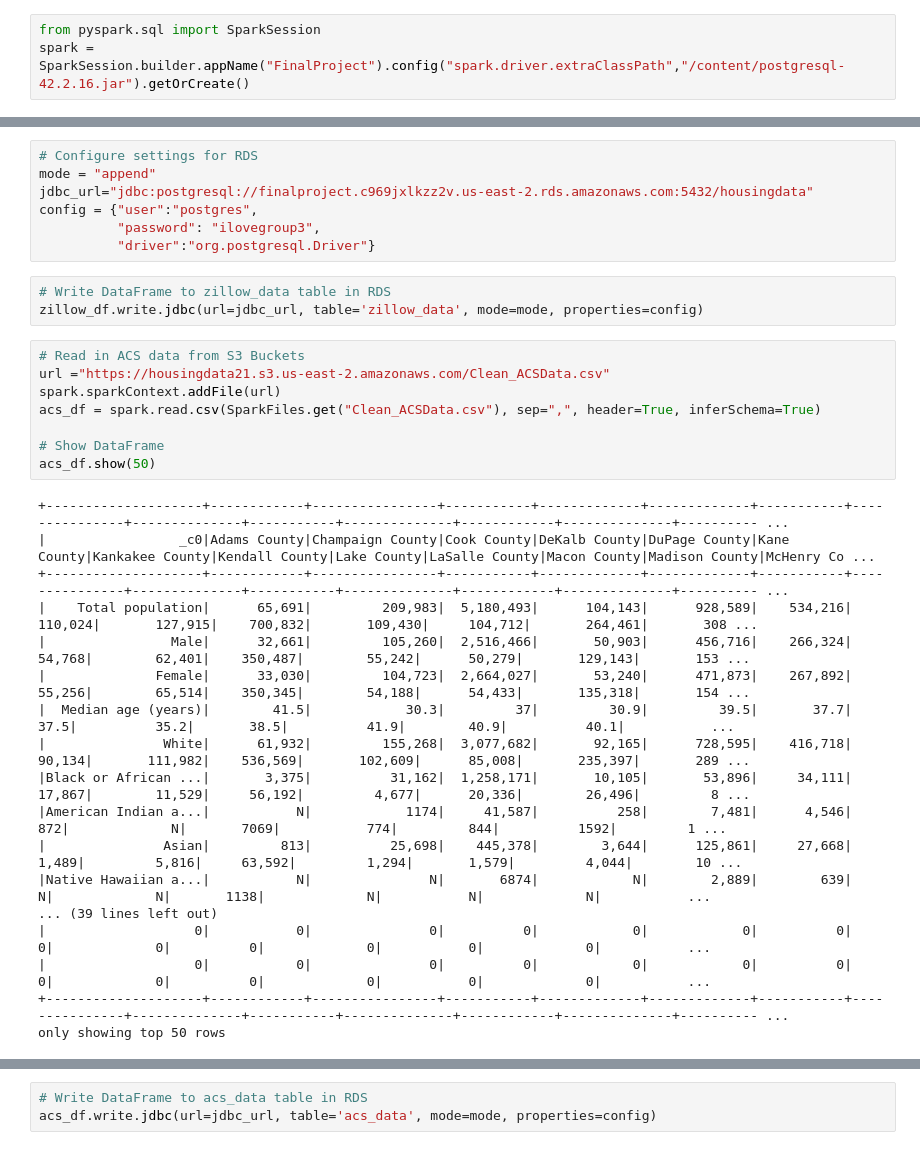
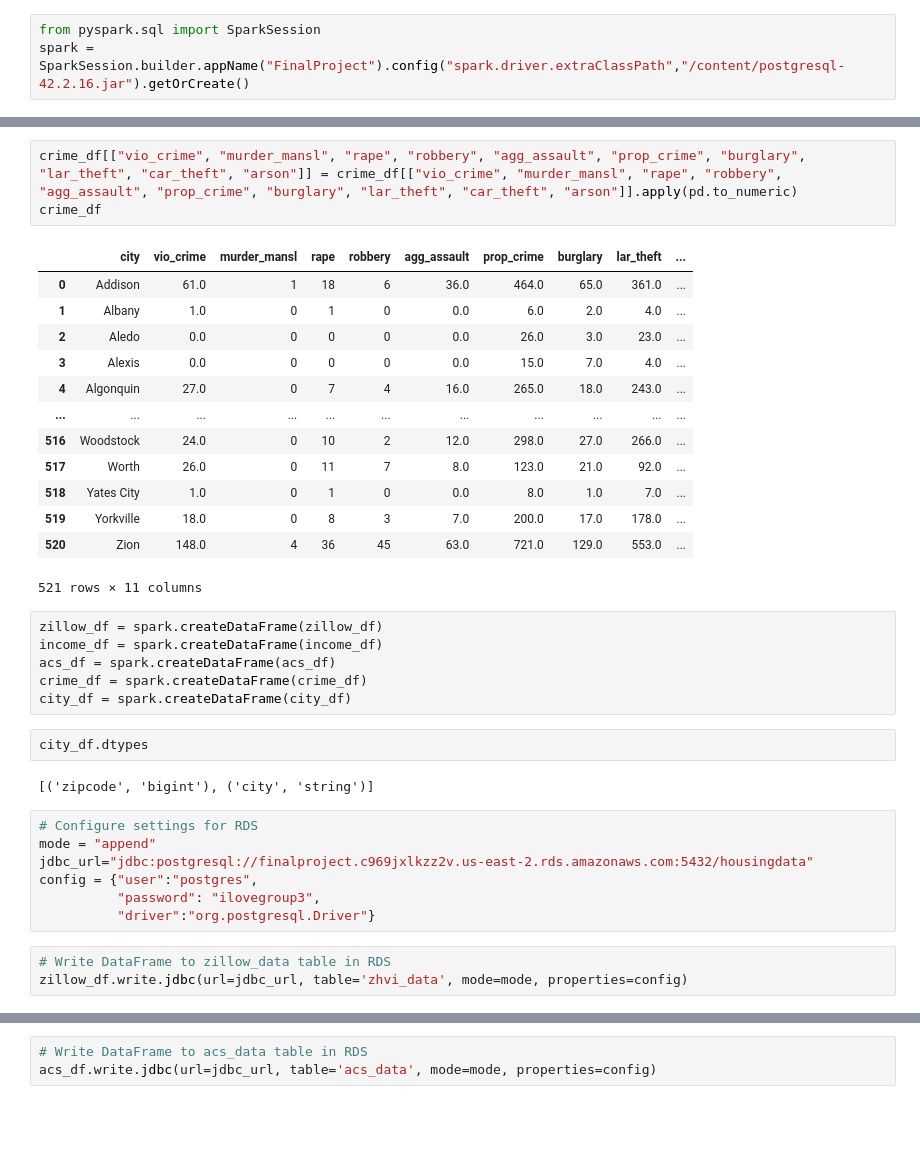
Before and after one commit to sonjaynicolay/Final_Project, a Jupyter notebook: Cleaning_LoadIn.ipynb, the cells around one changed output, grey strips where cells are left out. Saved outputs shown, nothing was run; the diff lists cells and outputs as text; blank space fills up the shorter version.

```diff
--- a/Cleaning_LoadIn.ipynb
+++ b/Cleaning_LoadIn.ipynb
@@ -107,3 +311,30 @@ only showing top 20 rows
+# %%
+crime_df[["vio_crime", "murder_mansl", "rape", "robbery", "agg_assault", "prop_crime", "burglary", "lar_theft", "car_theft", "arson"]] = crime_df[["vio_crime", "murder_mansl", "rape", "robbery", "agg_assault", "prop_crime", "burglary", "lar_theft", "car_theft", "arson"]].apply(pd.to_numeric)
+crime_df
+# %% [output]
+|  | city | vio_crime | murder_mansl | rape | robbery | agg_assault | prop_crime | burglary | lar_theft | ... |
+| 0 | Addison | 61.0 | 1 | 18 | 6 | 36.0 | 464.0 | 65.0 | 361.0 | ... |
+| 1 | Albany | 1.0 | 0 | 1 | 0 | 0.0 | 6.0 | 2.0 | 4.0 | ... |
+| 2 | Aledo | 0.0 | 0 | 0 | 0 | 0.0 | 26.0 | 3.0 | 23.0 | ... |
+| 3 | Alexis | 0.0 | 0 | 0 | 0 | 0.0 | 15.0 | 7.0 | 4.0 | ... |
+| 4 | Algonquin | 27.0 | 0 | 7 | 4 | 16.0 | 265.0 | 18.0 | 243.0 | ... |
+| ... | ... | ... | ... | ... | ... | ... | ... | ... | ... | ... |
+| 516 | Woodstock | 24.0 | 0 | 10 | 2 | 12.0 | 298.0 | 27.0 | 266.0 | ... |
+| 517 | Worth | 26.0 | 0 | 11 | 7 | 8.0 | 123.0 | 21.0 | 92.0 | ... |
+| 518 | Yates City | 1.0 | 0 | 1 | 0 | 0.0 | 8.0 | 1.0 | 7.0 | ... |
+| 519 | Yorkville | 18.0 | 0 | 8 | 3 | 7.0 | 200.0 | 17.0 | 178.0 | ... |
+| 520 | Zion | 148.0 | 4 | 36 | 45 | 63.0 | 721.0 | 129.0 | 553.0 | ... |
+521 rows × 11 columns
+# %%
+zillow_df = spark.createDataFrame(zillow_df)
+income_df = spark.createDataFrame(income_df)
+acs_df = spark.createDataFrame(acs_df)
+crime_df = spark.createDataFrame(crime_df)
+city_df = spark.createDataFrame(city_df)
+# %%
+city_df.dtypes
+# %% [output]
+[('zipcode', 'bigint'), ('city', 'string')]
 # %%
 # Configure settings for RDS
 mode = "append"
@@ -113,30 +344,4 @@ config = {"user":"postgres",
           "driver":"org.postgresql.Driver"}
 # %%
 # Write DataFrame to zillow_data table in RDS
-zillow_df.write.jdbc(url=jdbc_url, table='zillow_data', mode=mode, properties=config)
+zillow_df.write.jdbc(url=jdbc_url, table='zhvi_data', mode=mode, properties=config)
-# %%
-# Read in ACS data from S3 Buckets
-url ="https://housingdata21.s3.us-east-2.amazonaws.com/Clean_ACSData.csv"
-spark.sparkContext.addFile(url)
-acs_df = spark.read.csv(SparkFiles.get("Clean_ACSData.csv"), sep=",", header=True, inferSchema=True)
-
-# Show DataFrame
-acs_df.show(50)
-# %% [output]
-+--------------------+------------+----------------+-----------+-------------+-------------+-----------+---------------+--------------+-----------+--------------+------------+--------------+---------- ...
-|                 _c0|Adams County|Champaign County|Cook County|DeKalb County|DuPage County|Kane County|Kankakee County|Kendall County|Lake County|LaSalle County|Macon County|Madison County|McHenry Co ...
-+--------------------+------------+----------------+-----------+-------------+-------------+-----------+---------------+--------------+-----------+--------------+------------+--------------+---------- ...
-|    Total population|      65,691|         209,983|  5,180,493|      104,143|      928,589|    534,216|        110,024|       127,915|    700,832|       109,430|     104,712|       264,461|       308 ...
-|                Male|      32,661|         105,260|  2,516,466|       50,903|      456,716|    266,324|         54,768|        62,401|    350,487|        55,242|      50,279|       129,143|       153 ...
-|              Female|      33,030|         104,723|  2,664,027|       53,240|      471,873|    267,892|         55,256|        65,514|    350,345|        54,188|      54,433|       135,318|       154 ...
-|  Median age (years)|        41.5|            30.3|         37|         30.9|         39.5|       37.7|           37.5|          35.2|       38.5|          41.9|        40.9|          40.1|           ...
-|               White|      61,932|         155,268|  3,077,682|       92,165|      728,595|    416,718|         90,134|       111,982|    536,569|       102,609|      85,008|       235,397|       289 ...
-|Black or African ...|       3,375|          31,162|  1,258,171|       10,105|       53,896|     34,111|         17,867|        11,529|     56,192|         4,677|      20,336|        26,496|         8 ...
-|American Indian a...|           N|            1174|     41,587|          258|        7,481|      4,546|            872|             N|       7069|           774|         844|          1592|         1 ...
-|               Asian|         813|          25,698|    445,378|        3,644|      125,861|     27,668|          1,489|         5,816|     63,592|         1,294|       1,579|         4,044|        10 ...
-|Native Hawaiian a...|           N|               N|       6874|            N|        2,889|        639|              N|             N|       1138|             N|           N|             N|           ...
-... (39 lines left out)
-|                   0|           0|               0|          0|            0|            0|          0|              0|             0|          0|             0|           0|             0|           ...
-|                   0|           0|               0|          0|            0|            0|          0|              0|             0|          0|             0|           0|             0|           ...
-+--------------------+------------+----------------+-----------+-------------+-------------+-----------+---------------+--------------+-----------+--------------+------------+--------------+---------- ...
-only showing top 50 rows
```
Also changed, not shown: parts of 31 cells of this notebook, 7 other files.
